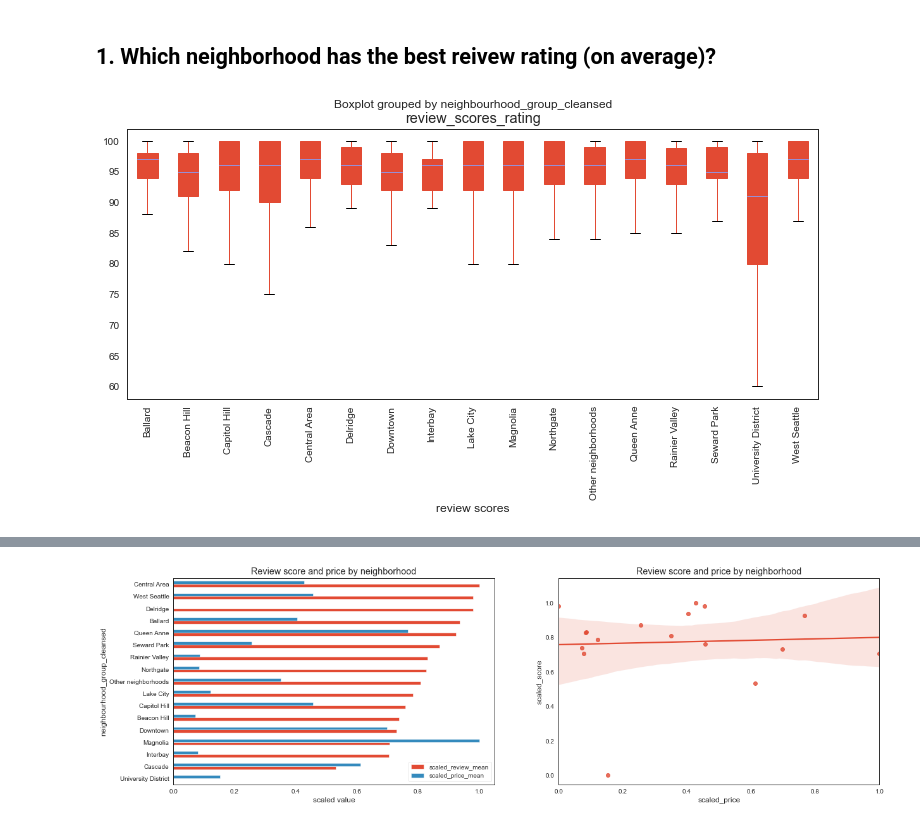
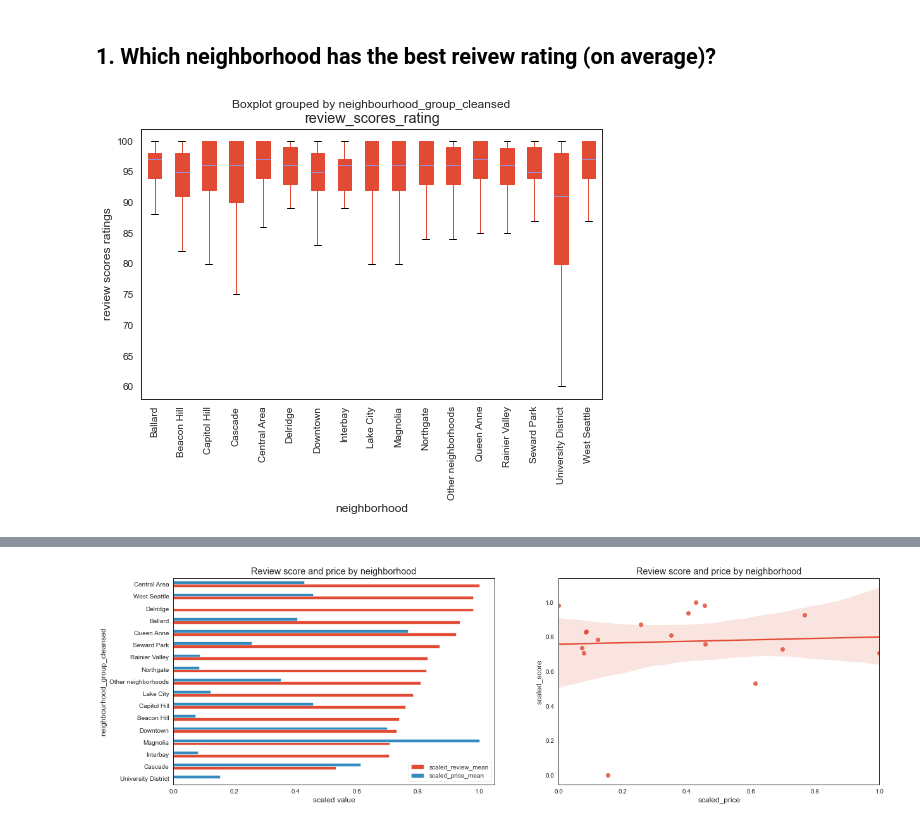
Before and after one commit to xmjuan/airbnb, a Jupyter notebook: Airbnb_EDA.ipynb, the cells around one changed output, grey strips where cells are left out. Drawn from its saved outputs; the diff is of its cells as text; code cells hidden in the pictures.

```diff
--- a/Airbnb_EDA.ipynb
+++ b/Airbnb_EDA.ipynb
@@ -153,8 +155,7 @@ f    0.901781
 t    0.098219
 Name: require_guest_phone_verification, dtype: float64
 # %%
-# some columns have a single values over 90%, will drop these columns
-drop_lst = ['host_has_profile_pic', 'bed_type', 'require_guest_profile_picture', 'require_guest_phone_verification']
+drop_lst = ['host_has_profile_pic', 'require_guest_profile_picture', 'require_guest_phone_verification']
 df_new = df_new.drop(drop_lst, axis = 1)
 # %%
 # drop host listings count
@@ -264,8 +265,8 @@ df_lst['comments'] = df_lst['summary'] + df_lst['space'] + df_lst['description']
 
 # comments length preparation and merge new feature back to main dataset
 comments_len = comments_preparation(df_lst, 'comments')
-df_lst['comments_len'] = comments_len
-df_new = df_new.merge(df_lst[['id', 'comments_len']], how = 'left', left_on = 'id', right_on = 'id')
+df_lst['description_length'] = comments_len
+df_new = df_new.merge(df_lst[['id', 'description_length']], how = 'left', left_on = 'id', right_on = 'id')
 # %% [markdown]
 ## Distribution of target - review scores rating
 # %%
@@ -280,8 +281,9 @@ sb.distplot(df_new['review_scores_rating']);
 # %%
 # review scores by neighborhood visualize
 df_new.boxplot(column = 'review_scores_rating', by ='neighbourhood_group_cleansed', showfliers = False, grid = False,
-              figsize = (12, 5), patch_artist = True)
-plt.xlabel('review scores')
-plt.xticks(rotation = 90);
+              figsize = (8, 5), patch_artist = True)
+plt.xlabel('neighborhood')
+plt.xticks(rotation = 90)
+plt.ylabel('review scores ratings');
 # %% [output]
-[figure, old version]
+[figure, new version]
```
Also changed, not shown: parts of 15 cells of this notebook, 1 other file.
